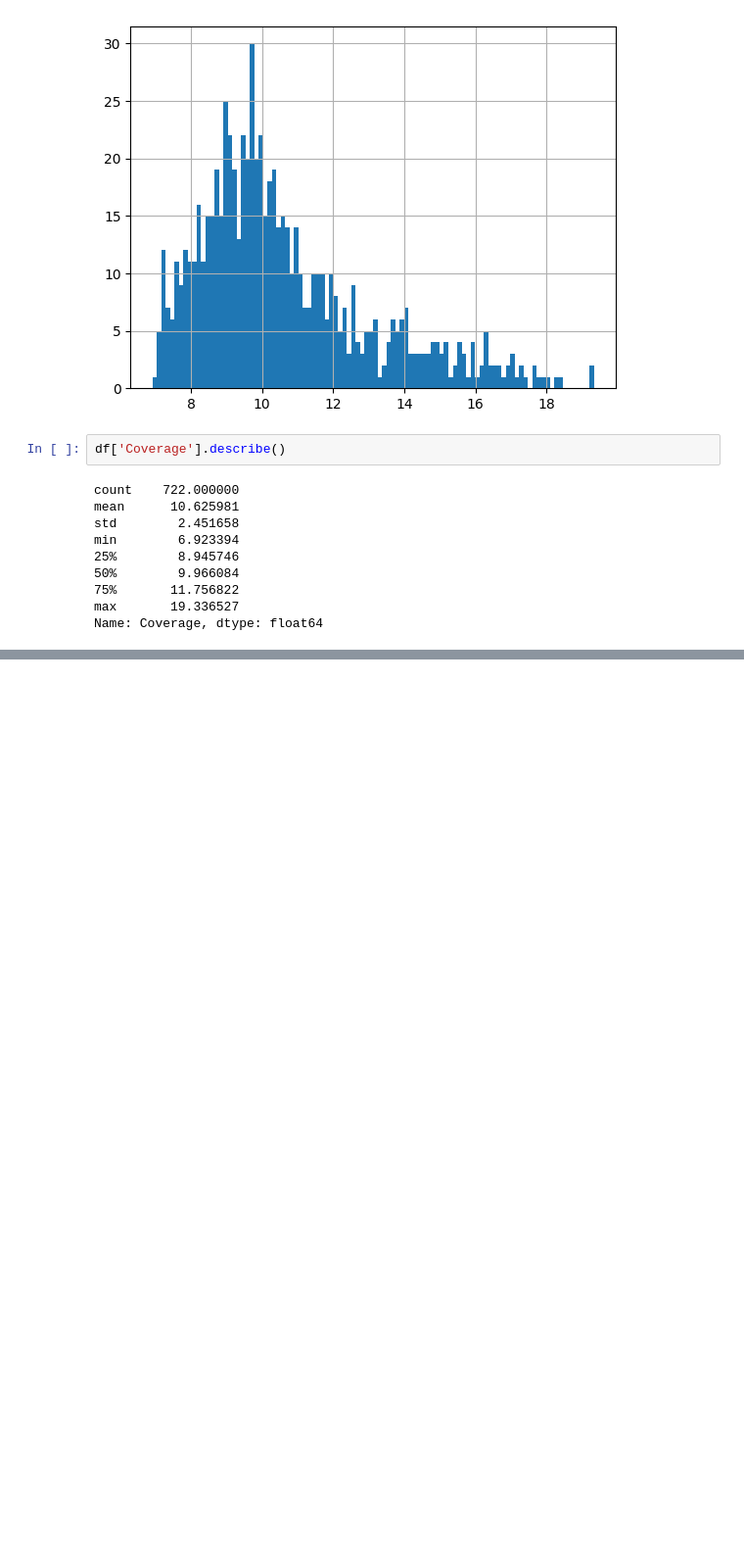
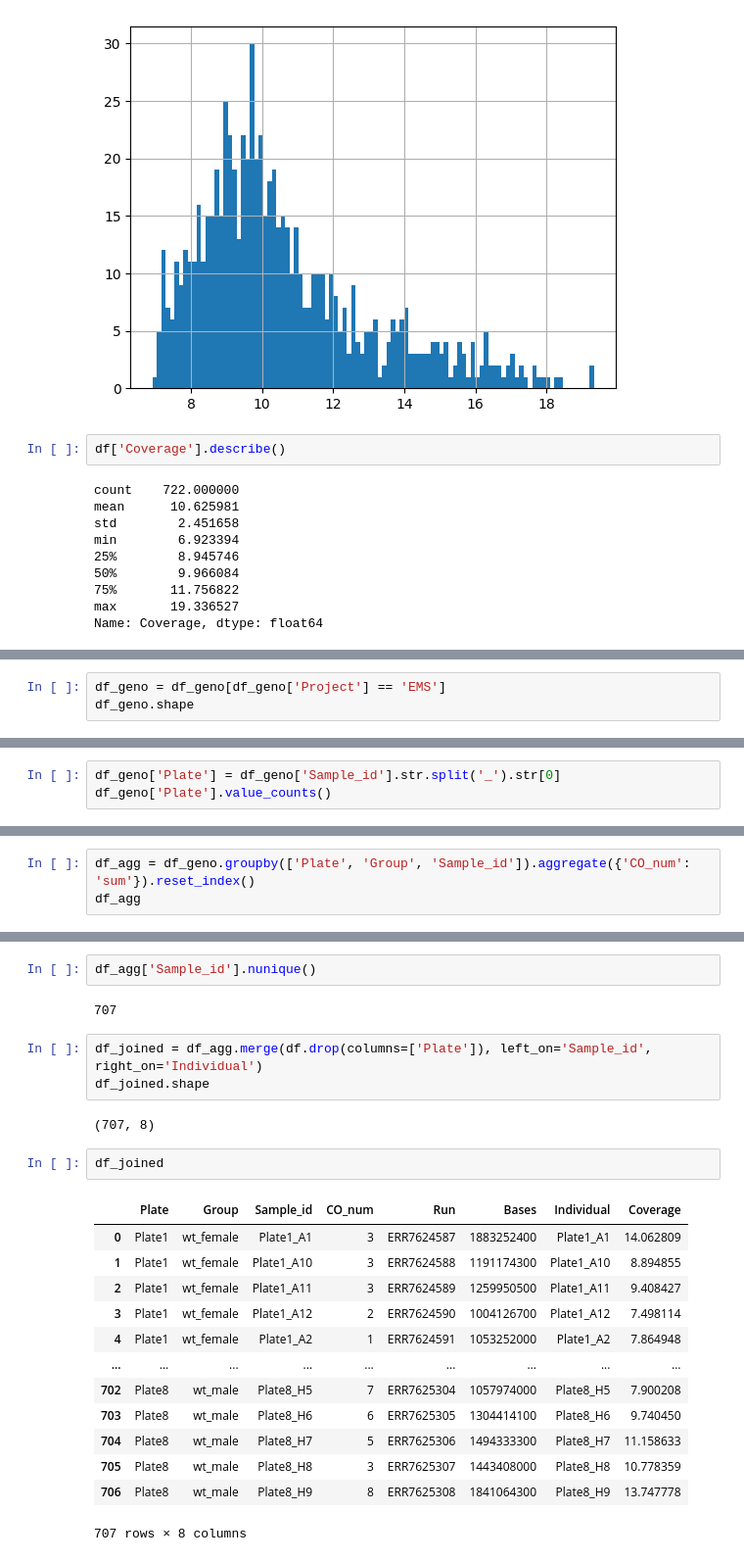
Before and after one commit to HazyFish/cen-kmers, a Jupyter notebook: notebooks/mpipz_analysis.ipynb, the cells around one changed output, grey strips where cells are left out. Shown at 98% size. Cells and saved outputs as stored; diff of their text form; blank space fills up the shorter version.

```diff
--- a/notebooks/mpipz_analysis.ipynb
+++ b/notebooks/mpipz_analysis.ipynb
@@ -44,0 +75,3 @@ Name: Coverage, dtype: float64
+# %%
+df_geno = df_geno[df_geno['Project'] == 'EMS']
+df_geno.shape
@@ -44,0 +80,3 @@ Name: Coverage, dtype: float64
+# %%
+df_geno['Plate'] = df_geno['Sample_id'].str.split('_').str[0]
+df_geno['Plate'].value_counts()
@@ -44,0 +100,3 @@ Name: Coverage, dtype: float64
+# %%
+df_agg = df_geno.groupby(['Plate', 'Group', 'Sample_id']).aggregate({'CO_num': 'sum'}).reset_index()
+df_agg
@@ -44,0 +117,25 @@ Name: Coverage, dtype: float64
+# %%
+df_agg['Sample_id'].nunique()
+# %% [output]
+707
+# %%
+df_joined = df_agg.merge(df.drop(columns=['Plate']), left_on='Sample_id', right_on='Individual')
+df_joined.shape
+# %% [output]
+(707, 8)
+# %%
+df_joined
+# %% [output]
+|  | Plate | Group | Sample_id | CO_num | Run | Bases | Individual | Coverage |
+| 0 | Plate1 | wt_female | Plate1_A1 | 3 | ERR7624587 | 1883252400 | Plate1_A1 | 14.062809 |
+| 1 | Plate1 | wt_female | Plate1_A10 | 3 | ERR7624588 | 1191174300 | Plate1_A10 | 8.894855 |
+| 2 | Plate1 | wt_female | Plate1_A11 | 3 | ERR7624589 | 1259950500 | Plate1_A11 | 9.408427 |
+| 3 | Plate1 | wt_female | Plate1_A12 | 2 | ERR7624590 | 1004126700 | Plate1_A12 | 7.498114 |
+| 4 | Plate1 | wt_female | Plate1_A2 | 1 | ERR7624591 | 1053252000 | Plate1_A2 | 7.864948 |
+| ... | ... | ... | ... | ... | ... | ... | ... | ... |
+| 702 | Plate8 | wt_male | Plate8_H5 | 7 | ERR7625304 | 1057974000 | Plate8_H5 | 7.900208 |
+| 703 | Plate8 | wt_male | Plate8_H6 | 6 | ERR7625305 | 1304414100 | Plate8_H6 | 9.740450 |
+| 704 | Plate8 | wt_male | Plate8_H7 | 5 | ERR7625306 | 1494333300 | Plate8_H7 | 11.158633 |
+| 705 | Plate8 | wt_male | Plate8_H8 | 3 | ERR7625307 | 1443408000 | Plate8_H8 | 10.778359 |
+| 706 | Plate8 | wt_male | Plate8_H9 | 8 | ERR7625308 | 1841064300 | Plate8_H9 | 13.747778 |
+707 rows × 8 columns
```
Also changed, not shown: parts of 24 cells of this notebook.
